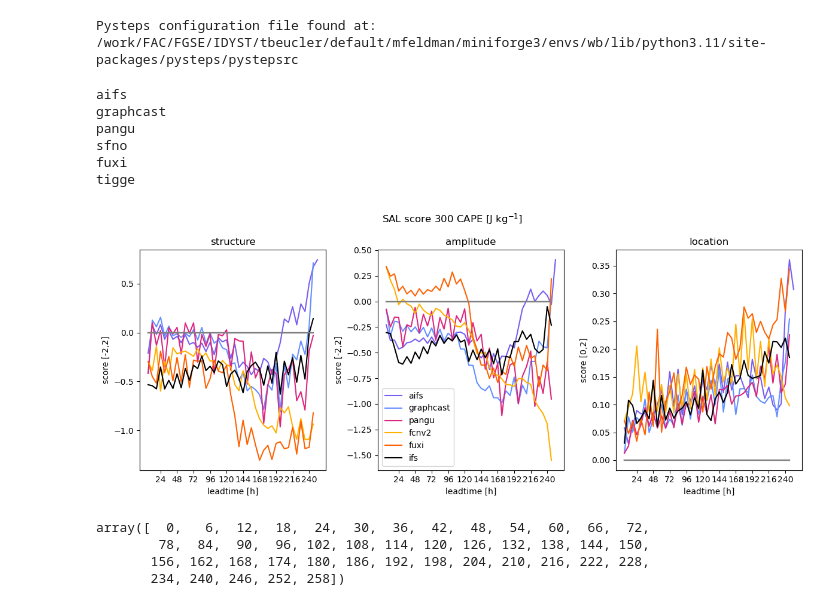
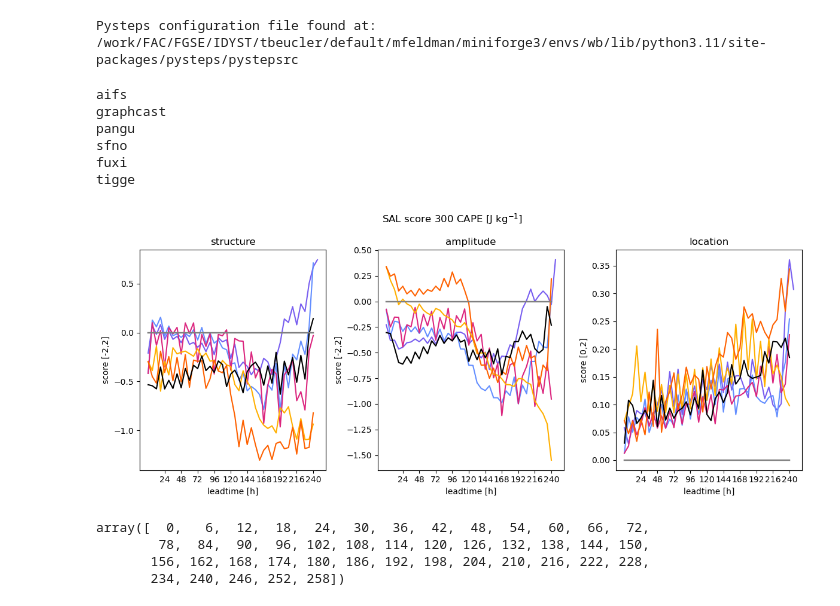
Before and after one commit to feldmann-m/AI-storm, a Jupyter notebook: devel/Eval_metrics_ecmwf.ipynb, the cells around one changed output. Saved outputs shown, nothing was run; the diff lists cells and outputs as text; code cells hidden in the pictures.

```diff
--- a/devel/Eval_metrics_ecmwf.ipynb
+++ b/devel/Eval_metrics_ecmwf.ipynb
@@ -80,43 +80,43 @@ for mm in range(6)[:1]:
                 (sal_s[tstep+2*ifile,ifile],sal_a[tstep+2*ifile,ifile],sal_l[tstep+2*ifile,ifile]) = sal(mod,
                                                                                                    ref)
 
-        axes2[0].plot(6+np.arange(i+2*len(files))*6,np.nanmean(sal_s,axis=1),c=color,label=label)
-        axes2[0].plot([6,246],np.zeros(2),c='grey')
+        axes2[0].plot(np.arange(i+2*len(files))*6,np.nanmean(sal_s,axis=1),c=color,label=label)
+        axes2[0].plot([0,240],np.zeros(2),c='grey')
         #axes2[0].fill_between(np.arange(i+2*len(files))*6,np.nanmax(sal_s,axis=1),np.nanmin(sal_s,axis=1),facecolor=color,alpha=0.3)
         axes2[0].set_title('structure')
         axes2[0].set_xlabel('leadtime [h]')
         axes2[0].set_xticks(np.arange(24,258,24))
         axes2[0].set_ylabel('score [-2,2]')
         #axes2[0].legend()
-        axes2[1].plot(6+np.arange(i+2*len(files))*6,np.nanmean(sal_a,axis=1),c=color,label=label)
-        axes2[1].plot([6,246],np.zeros(2),c='grey')
+        axes2[1].plot(np.arange(i+2*len(files))*6,np.nanmean(sal_a,axis=1),c=color,label=label)
+        axes2[1].plot([0,240],np.zeros(2),c='grey')
         #axes2[1].fill_between(np.arange(i+2*len(files))*6,np.nanmax(sal_a,axis=1),np.nanmin(sal_a,axis=1),facecolor=color,alpha=0.3)
         axes2[1].set_title('amplitude')
         axes2[1].set_xlabel('leadtime [h]')
         axes2[1].set_xticks(np.arange(24,258,24))
         axes2[1].set_ylabel('score [-2,2]')
-        axes2[1].legend()
-        axes2[2].plot(6+np.arange(i+2*len(files))*6,np.nanmean(sal_l,axis=1),c=color)
-        axes2[2].plot([6,246],np.zeros(2),c='grey')
+        #axes2[1].legend()
+        axes2[2].plot(np.arange(i+2*len(files))*6,np.nanmean(sal_l,axis=1),c=color)
+        axes2[2].plot([0,240],np.zeros(2),c='grey')
         #axes2[2].fill_between(np.arange(i+2*len(files))*6,np.nanmax(sal_l,axis=1),np.nanmin(sal_l,axis=1),facecolor=color,alpha=0.3)
         axes2[2].set_title('location')
         axes2[2].set_xlabel('leadtime [h]')
         axes2[2].set_xticks(np.arange(24,258,24))
         axes2[2].set_ylabel('score [0,2]')
         fig2.suptitle('SAL score '+str(l1)+' '+tit)
 
 
     fig2.tight_layout()
     fig2.show()
     fig2.savefig(figpath+var+'_sal_scores.png')
 # %% [output]
 aifs
 graphcast
 pangu
 sfno
 fuxi
 tigge
-[figure, old version]
+[figure, new version]
 # %%
 np.arange(i+2*(len(files)-6))*6
 # %% [output]
```
Also changed, not shown: 2 other files.
